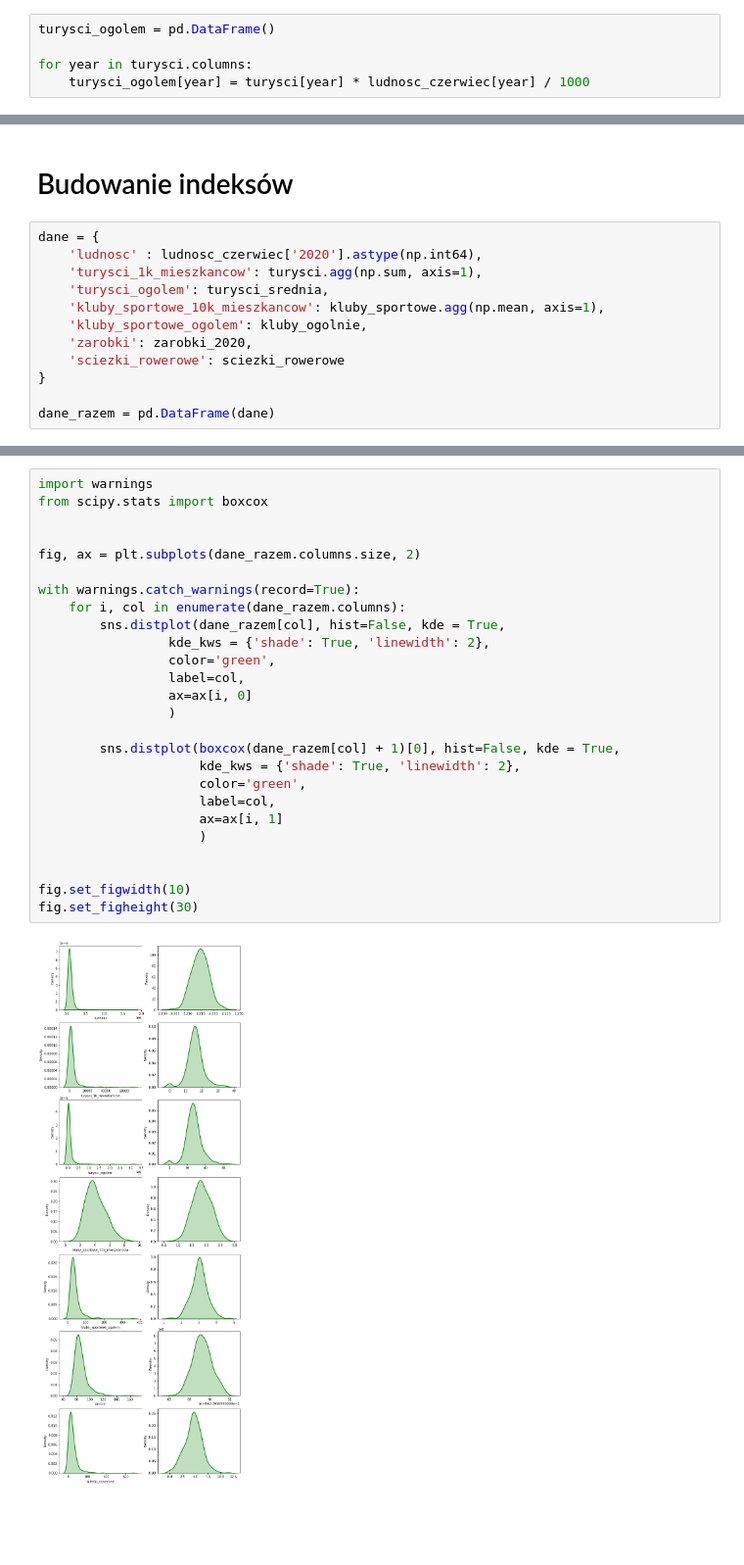
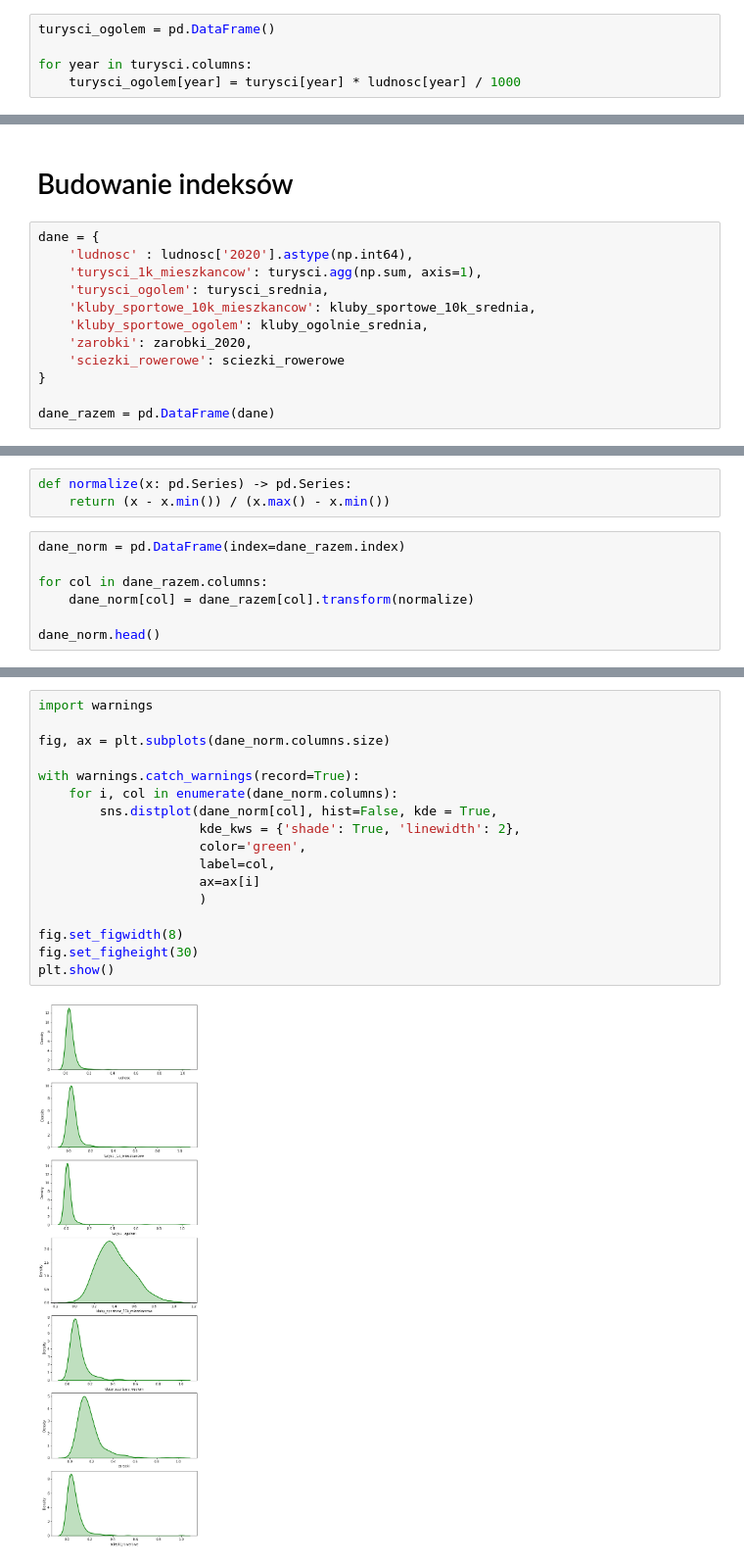
Before and after one commit to wojtekolesinski/bicycle-shop-case-study, a Jupyter notebook: notebook.ipynb, the cells around one changed output, grey strips where cells are left out. Shown at 98% size. Drawn from its saved outputs; the diff is of its cells as text; blank space fills up the shorter version.

Commit message:
just need to export the data

```diff
--- a/notebook.ipynb
+++ b/notebook.ipynb
@@ -214,7 +187,7 @@ turysci.dropna(inplace=True)
 turysci_ogolem = pd.DataFrame()
 
 for year in turysci.columns:
-    turysci_ogolem[year] = turysci[year] * ludnosc_czerwiec[year] / 1000
+    turysci_ogolem[year] = turysci[year] * ludnosc[year] / 1000
 # %%
 turysci_ogolem.agg(np.sum).astype(np.int64)
 # %% [output]
@@ -253,11 +229,11 @@ Name: 2020, dtype: float64
 # Budowanie indeksów
 # %%
 dane = {
-    'ludnosc' : ludnosc_czerwiec['2020'].astype(np.int64),
+    'ludnosc' : ludnosc['2020'].astype(np.int64),
     'turysci_1k_mieszkancow': turysci.agg(np.sum, axis=1),
     'turysci_ogolem': turysci_srednia,
-    'kluby_sportowe_10k_mieszkancow': kluby_sportowe.agg(np.mean, axis=1),
-    'kluby_sportowe_ogolem': kluby_ogolnie,
+    'kluby_sportowe_10k_mieszkancow': kluby_sportowe_10k_srednia,
+    'kluby_sportowe_ogolem': kluby_ogolnie_srednia,
     'zarobki': zarobki_2020,
     'sciezki_rowerowe': sciezki_rowerowe
 }
@@ -285,0 +253,10 @@ dane_razem
+# %%
+def normalize(x: pd.Series) -> pd.Series:
+    return (x - x.min()) / (x.max() - x.min())
+# %%
+dane_norm = pd.DataFrame(index=dane_razem.index)
+
+for col in dane_razem.columns:
+    dane_norm[col] = dane_razem[col].transform(normalize)
+
+dane_norm.head()
@@ -286,28 +272,19 @@ dane_razem
 # %%
 import warnings
-from scipy.stats import boxcox
 
-
-fig, ax = plt.subplots(dane_razem.columns.size, 2)
+fig, ax = plt.subplots(dane_norm.columns.size)
 
 with warnings.catch_warnings(record=True):
-    for i, col in enumerate(dane_razem.columns):
-        sns.distplot(dane_razem[col], hist=False, kde = True,
-                 kde_kws = {'shade': True, 'linewidth': 2},
-                 color='green',
-                 label=col,
-                 ax=ax[i, 0]
-                 )
-
-        sns.distplot(boxcox(dane_razem[col] + 1)[0], hist=False, kde = True,
+    for i, col in enumerate(dane_norm.columns):
+        sns.distplot(dane_norm[col], hist=False, kde = True,
                      kde_kws = {'shade': True, 'linewidth': 2},
                      color='green',
                      label=col,
-                     ax=ax[i, 1]
+                     ax=ax[i]
                      )
 
-
-fig.set_figwidth(10)
+fig.set_figwidth(8)
 fig.set_figheight(30)
+plt.show()
 # %% [output]
-[figure, old version]
+[figure, new version]
```
Also changed, not shown: parts of 30 cells of this notebook.
